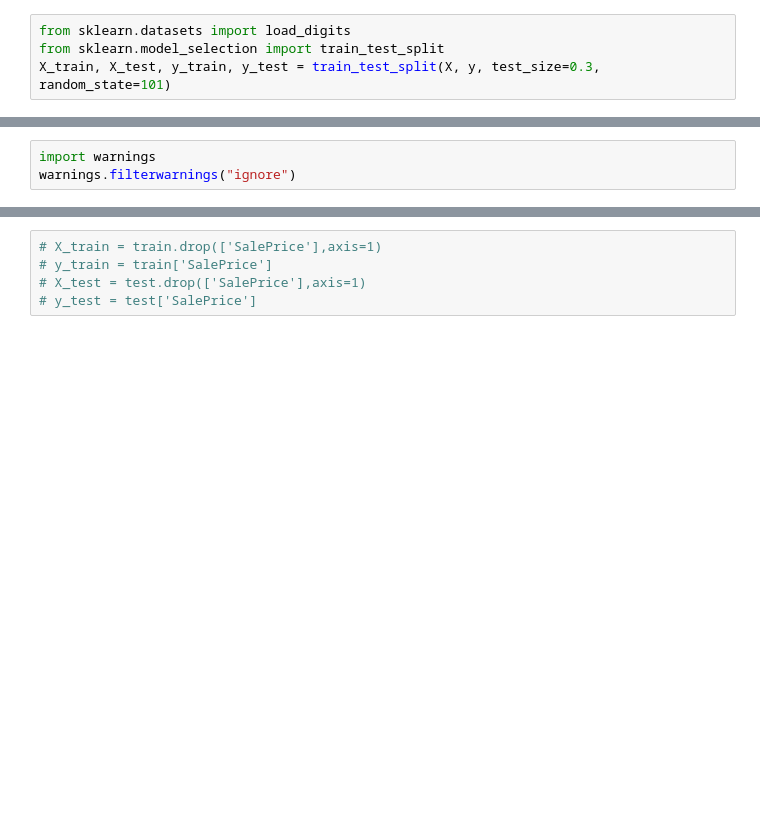
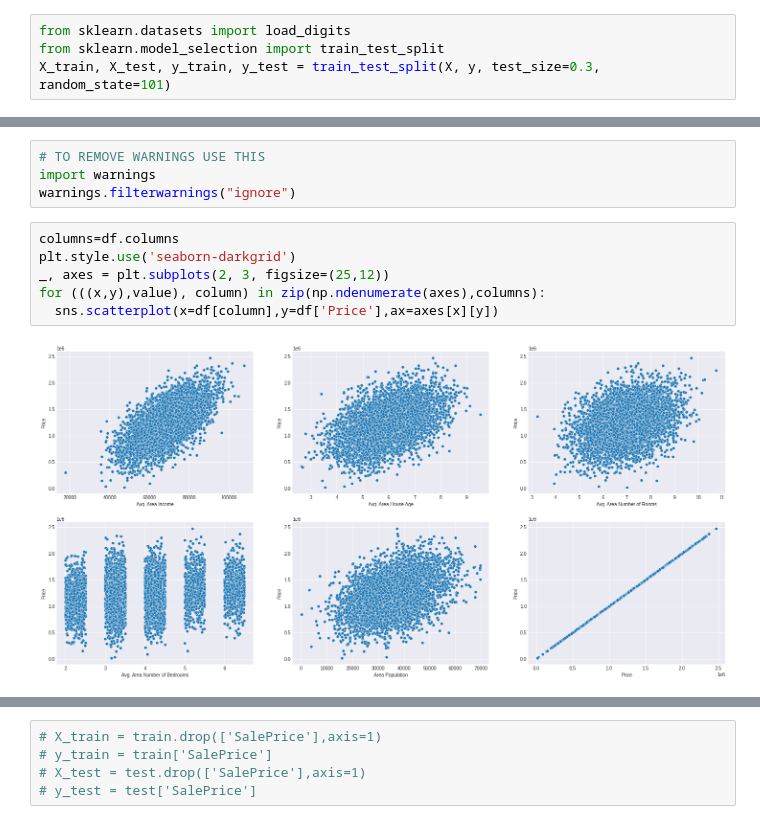
Before and after one commit to nnilayy/Regression-Notebook, a Jupyter notebook: RegressionNotebook.ipynb, the cells around one changed output, grey strips where cells are left out. Drawn from its saved outputs; the diff is of its cells as text; blank space fills up the shorter version.

```diff
--- a/RegressionNotebook.ipynb
+++ b/RegressionNotebook.ipynb
@@ -39,3 +38,12 @@ X_test = scaler.transform(X_test)
 # %%
+# TO REMOVE WARNINGS USE THIS
 import warnings
 warnings.filterwarnings("ignore")
+# %%
+columns=df.columns
+plt.style.use('seaborn-darkgrid')
+_, axes = plt.subplots(2, 3, figsize=(25,12))
+for (((x,y),value), column) in zip(np.ndenumerate(axes),columns):
+  sns.scatterplot(x=df[column],y=df['Price'],ax=axes[x][y])
+# %% [output]
+[figure, added]
```
Also changed, not shown: parts of 8 cells of this notebook.
